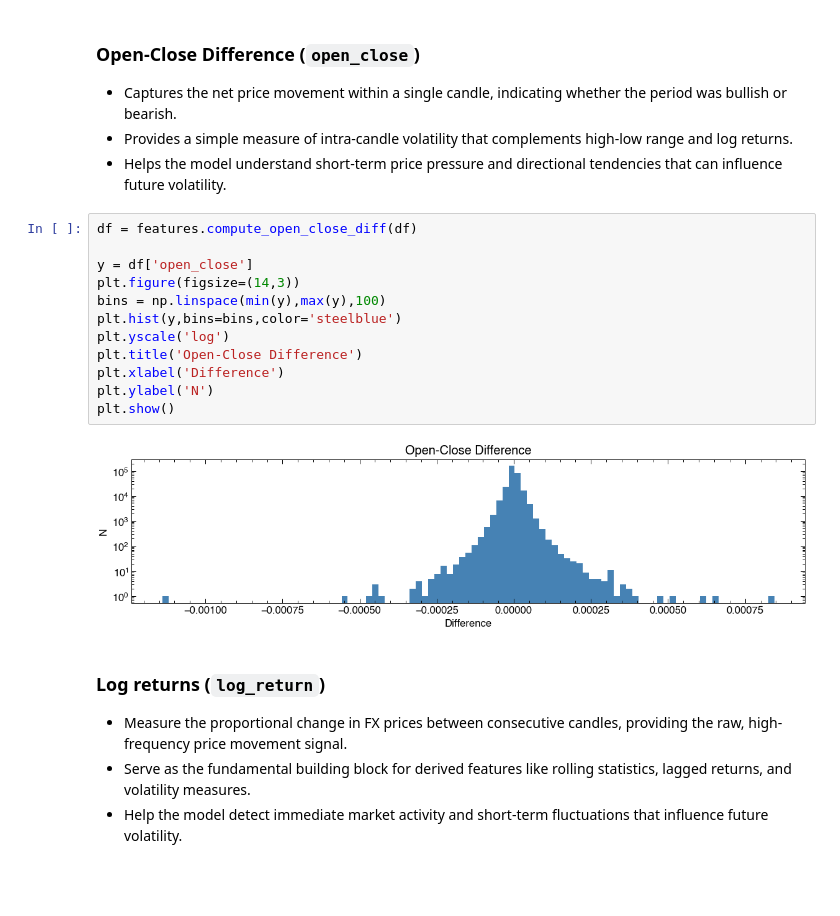
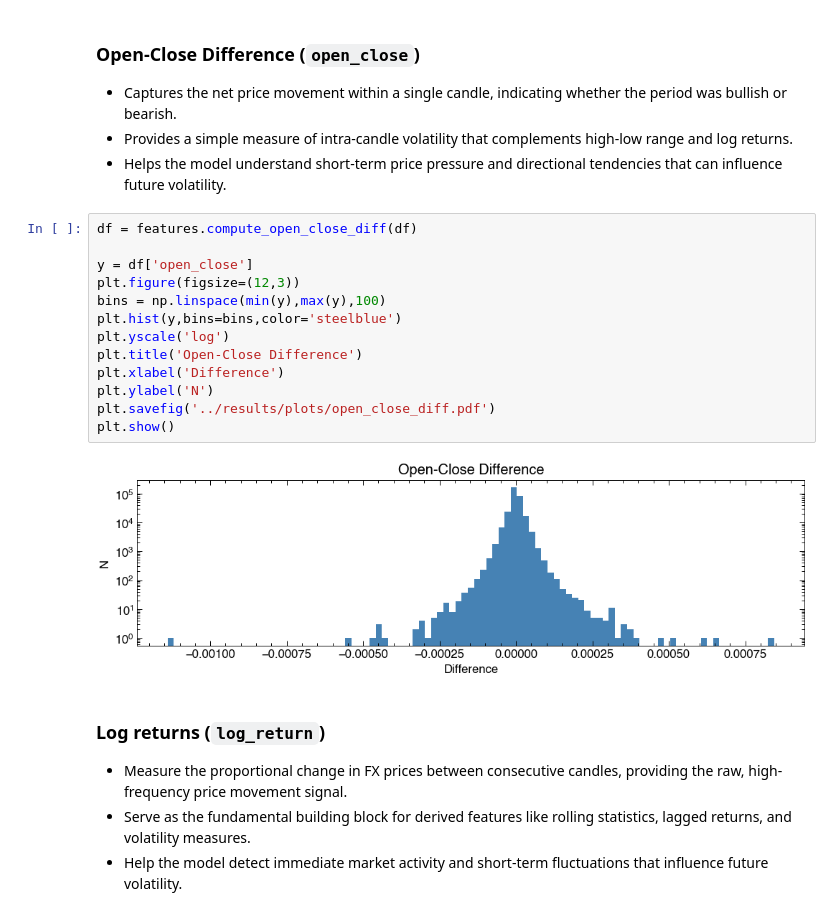
Before and after one commit to dominicjtaylor/fx-volatility-forecasting, a Jupyter notebook: notebooks/volatility_forecasting.ipynb, the cells around one changed output. Saved outputs shown, nothing was run; the diff lists cells and outputs as text; blank space fills up the shorter version.

```diff
--- a/notebooks/volatility_forecasting.ipynb
+++ b/notebooks/volatility_forecasting.ipynb
@@ -103,17 +104,18 @@ plt.show()
 # %%
 df = features.compute_open_close_diff(df)
 
 y = df['open_close']
-plt.figure(figsize=(14,3))
+plt.figure(figsize=(12,3))
 bins = np.linspace(min(y),max(y),100)
 plt.hist(y,bins=bins,color='steelblue')
 plt.yscale('log')
 plt.title('Open-Close Difference')
 plt.xlabel('Difference')
 plt.ylabel('N')
+plt.savefig('../results/plots/open_close_diff.pdf')
 plt.show()
 # %% [output]
-[figure, old version]
+[figure, new version]
 # %% [markdown]
 ### Log returns (`log_return`)
 - Measure the proportional change in FX prices between consecutive candles, providing the raw, high-frequency price movement signal.
```
Also changed, not shown: parts of 6 cells of this notebook, 17 other files.
